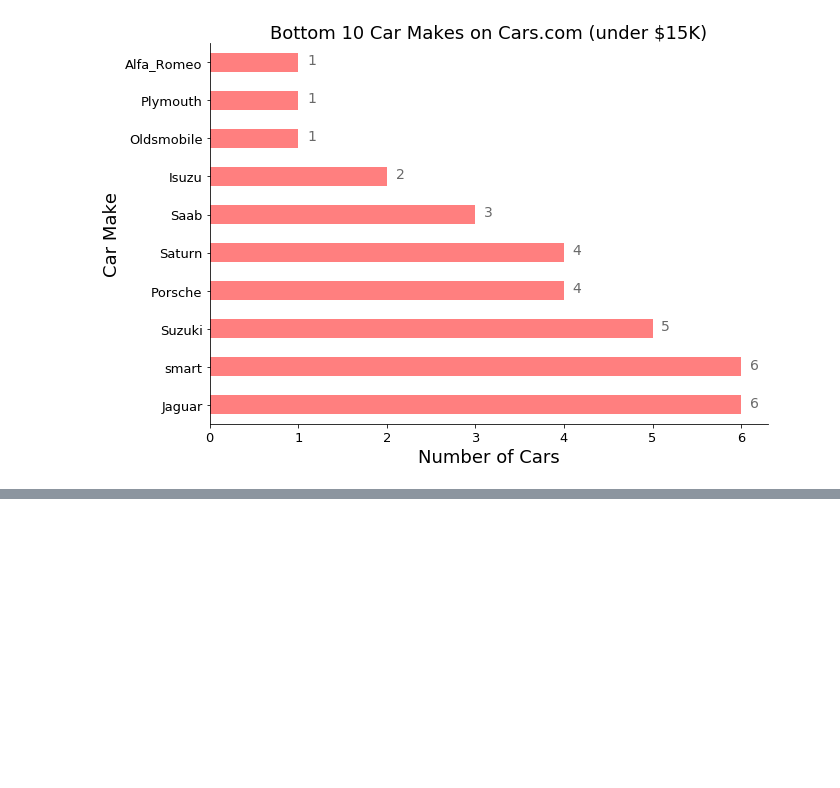
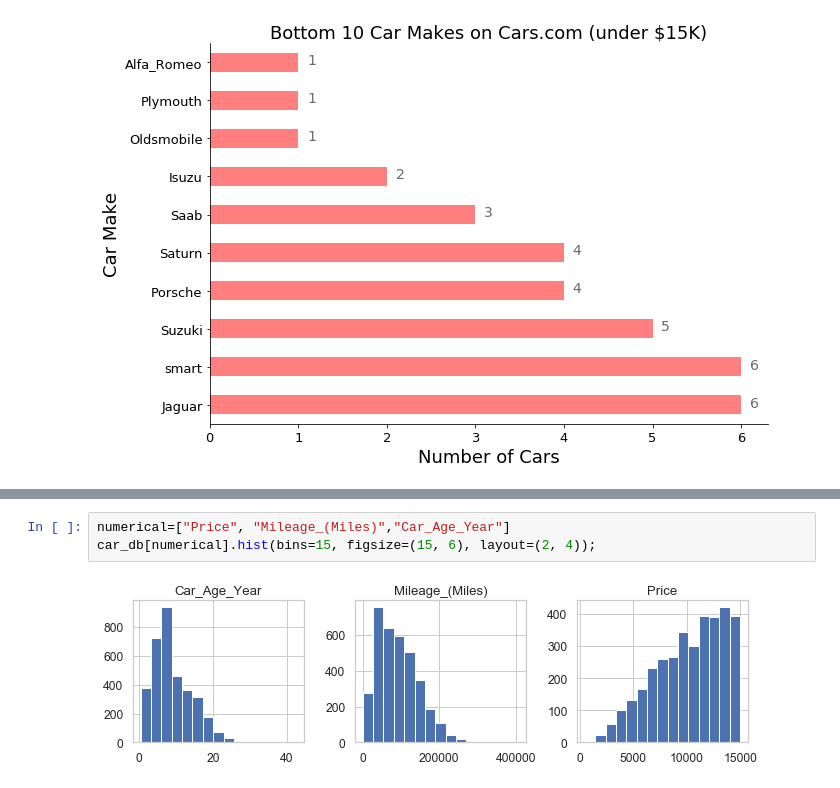
Before and after one commit to angiekl74/UOHWPandas, a Jupyter notebook: PyCitySchools/Cars.ipynb, the cells around one changed output, grey strips where cells are left out. Drawn from its saved outputs; the diff is of its cells as text; blank space fills up the shorter version.

```diff
--- a/PyCitySchools/Cars.ipynb
+++ b/PyCitySchools/Cars.ipynb
@@ -615,0 +664,5 @@ car_db.groupby(['Car_Make', 'Car_Model']).mean()
+# %%
+numerical=["Price", "Mileage_(Miles)","Car_Age_Year"]
+car_db[numerical].hist(bins=15, figsize=(15, 6), layout=(2, 4));
+# %% [output]
+[figure, added]
```
Also changed, not shown: parts of 36 cells of this notebook, 1 other file.
